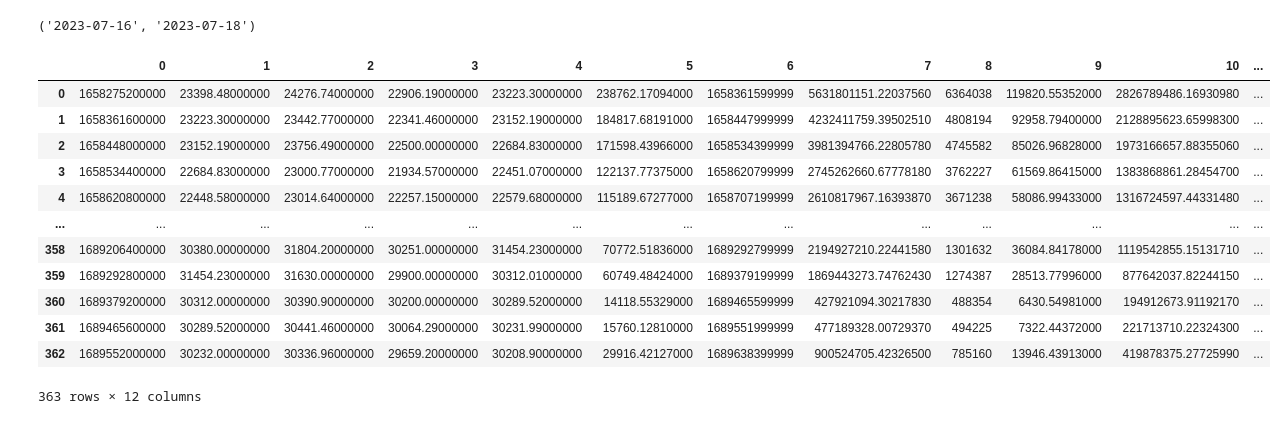
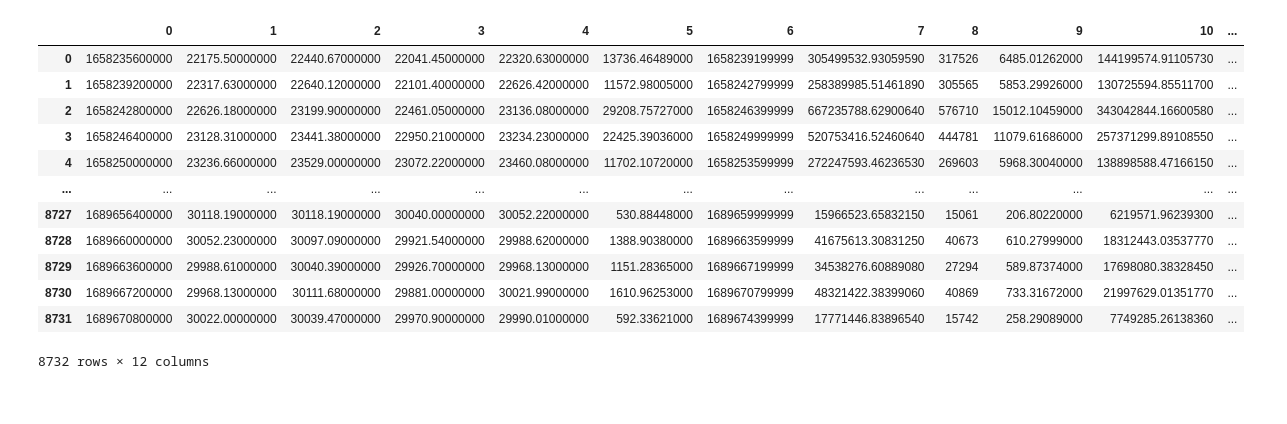
Before and after one commit to KolyaYashin/notebooks, a Jupyter notebook: crypto.ipynb, the cells around one changed output. Drawn from its saved outputs; the diff is of its cells as text; code cells hidden in the pictures.

```diff
--- a/crypto.ipynb
+++ b/crypto.ipynb
@@ -14,31 +19,27 @@ sns.set()
 # %%
 api_key='hKmlFuyZiyNlaN6ARvCKnhF5owS6yrVJolMeSBfThE5Hc6L26aRM2Z3N8EuVQf0y'
 secret_key='B4c5Cr9vwsubR19XK05axHk6aSGhnP91GdXLY57LlaYoUNMf4s5egKIHhtgfJYAd'
-# %%
-str((dt.datetime.now() - dt.timedelta(days=2)).date()), str(dt.datetime.now().date())
-# %% [output]
-('2023-07-16', '2023-07-18')
 # %%
 client = Client(api_key, secret_key)
 # %%
-df= pd.DataFrame(client.get_historical_klines('BTCUSDT','1d',
+df= pd.DataFrame(client.get_historical_klines('BTCUSDT','1h',
                                               str((dt.datetime.now() - dt.timedelta(weeks=52))),
                                               str((dt.datetime.now()))))
 df
 # %% [output]
 |  | 0 | 1 | 2 | 3 | 4 | 5 | 6 | 7 | 8 | 9 | 10 | ... |
-| 0 | 1658275200000 | 23398.48000000 | 24276.74000000 | 22906.19000000 | 23223.30000000 | 238762.17094000 | 1658361599999 | 5631801151.22037560 | 6364038 | 119820.55352000 | 2826789486.16930980 | ... |
-| 1 | 1658361600000 | 23223.30000000 | 23442.77000000 | 22341.46000000 | 23152.19000000 | 184817.68191000 | 1658447999999 | 4232411759.39502510 | 4808194 | 92958.79400000 | 2128895623.65998300 | ... |
-| 2 | 1658448000000 | 23152.19000000 | 23756.49000000 | 22500.00000000 | 22684.83000000 | 171598.43966000 | 1658534399999 | 3981394766.22805780 | 4745582 | 85026.96828000 | 1973166657.88355060 | ... |
-| 3 | 1658534400000 | 22684.83000000 | 23000.77000000 | 21934.57000000 | 22451.07000000 | 122137.77375000 | 1658620799999 | 2745262660.67778180 | 3762227 | 61569.86415000 | 1383868861.28454700 | ... |
-| 4 | 1658620800000 | 22448.58000000 | 23014.64000000 | 22257.15000000 | 22579.68000000 | 115189.67277000 | 1658707199999 | 2610817967.16393870 | 3671238 | 58086.99433000 | 1316724597.44331480 | ... |
+| 0 | 1658235600000 | 22175.50000000 | 22440.67000000 | 22041.45000000 | 22320.63000000 | 13736.46489000 | 1658239199999 | 305499532.93059590 | 317526 | 6485.01262000 | 144199574.91105730 | ... |
+| 1 | 1658239200000 | 22317.63000000 | 22640.12000000 | 22101.40000000 | 22626.42000000 | 11572.98005000 | 1658242799999 | 258389985.51461890 | 305565 | 5853.29926000 | 130725594.85511700 | ... |
+| 2 | 1658242800000 | 22626.18000000 | 23199.90000000 | 22461.05000000 | 23136.08000000 | 29208.75727000 | 1658246399999 | 667235788.62900640 | 576710 | 15012.10459000 | 343042844.16600580 | ... |
+| 3 | 1658246400000 | 23128.31000000 | 23441.38000000 | 22950.21000000 | 23234.23000000 | 22425.39036000 | 1658249999999 | 520753416.52460640 | 444781 | 11079.61686000 | 257371299.89108550 | ... |
+| 4 | 1658250000000 | 23236.66000000 | 23529.00000000 | 23072.22000000 | 23460.08000000 | 11702.10720000 | 1658253599999 | 272247593.46236530 | 269603 | 5968.30040000 | 138898588.47166150 | ... |
 | ... | ... | ... | ... | ... | ... | ... | ... | ... | ... | ... | ... | ... |
-| 358 | 1689206400000 | 30380.00000000 | 31804.20000000 | 30251.00000000 | 31454.23000000 | 70772.51836000 | 1689292799999 | 2194927210.22441580 | 1301632 | 36084.84178000 | 1119542855.15131710 | ... |
-| 359 | 1689292800000 | 31454.23000000 | 31630.00000000 | 29900.00000000 | 30312.01000000 | 60749.48424000 | 1689379199999 | 1869443273.74762430 | 1274387 | 28513.77996000 | 877642037.82244150 | ... |
-| 360 | 1689379200000 | 30312.00000000 | 30390.90000000 | 30200.00000000 | 30289.52000000 | 14118.55329000 | 1689465599999 | 427921094.30217830 | 488354 | 6430.54981000 | 194912673.91192170 | ... |
-| 361 | 1689465600000 | 30289.52000000 | 30441.46000000 | 30064.29000000 | 30231.99000000 | 15760.12810000 | 1689551999999 | 477189328.00729370 | 494225 | 7322.44372000 | 221713710.22324300 | ... |
-| 362 | 1689552000000 | 30232.00000000 | 30336.96000000 | 29659.20000000 | 30208.90000000 | 29916.42127000 | 1689638399999 | 900524705.42326500 | 785160 | 13946.43913000 | 419878375.27725990 | ... |
+| 8727 | 1689656400000 | 30118.19000000 | 30118.19000000 | 30040.00000000 | 30052.22000000 | 530.88448000 | 1689659999999 | 15966523.65832150 | 15061 | 206.80220000 | 6219571.96239300 | ... |
+| 8728 | 1689660000000 | 30052.23000000 | 30097.09000000 | 29921.54000000 | 29988.62000000 | 1388.90380000 | 1689663599999 | 41675613.30831250 | 40673 | 610.27999000 | 18312443.03537770 | ... |
+| 8729 | 1689663600000 | 29988.61000000 | 30040.39000000 | 29926.70000000 | 29968.13000000 | 1151.28365000 | 1689667199999 | 34538276.60889080 | 27294 | 589.87374000 | 17698080.38328450 | ... |
+| 8730 | 1689667200000 | 29968.13000000 | 30111.68000000 | 29881.00000000 | 30021.99000000 | 1610.96253000 | 1689670799999 | 48321422.38399060 | 40869 | 733.31672000 | 21997629.01351770 | ... |
+| 8731 | 1689670800000 | 30022.00000000 | 30039.47000000 | 29970.90000000 | 29990.01000000 | 592.33621000 | 1689674399999 | 17771446.83896540 | 15742 | 258.29089000 | 7749285.26138360 | ... |
-363 rows × 12 columns
+8732 rows × 12 columns
 # %%
 df.columns=['open_time','open','high','low','close','volume',
            'close_time','q_vol','trades','taker_buy_volume',
```
Also changed, not shown: parts of 19 cells of this notebook.
